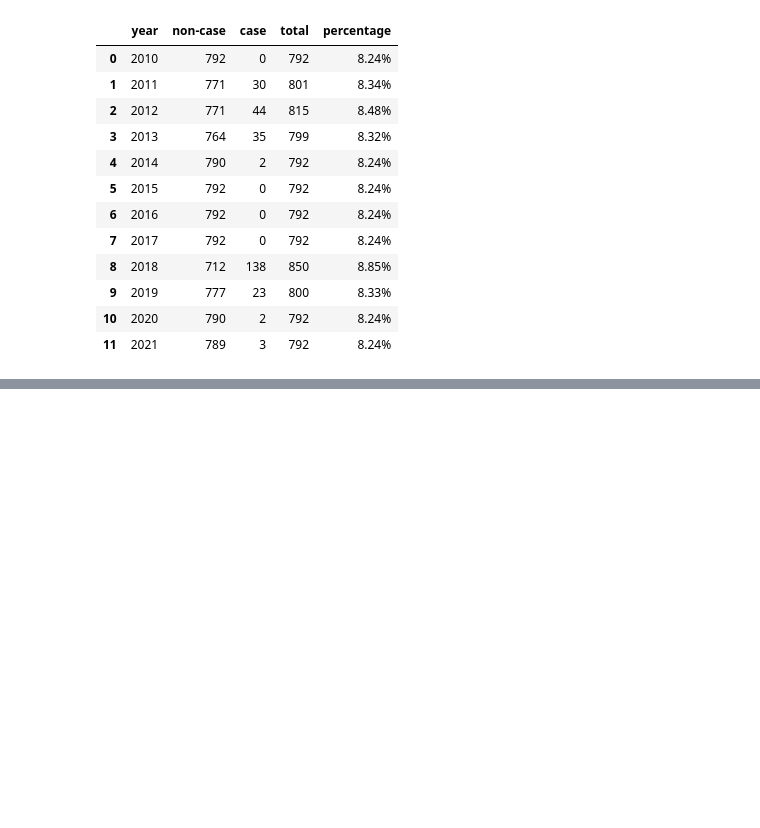
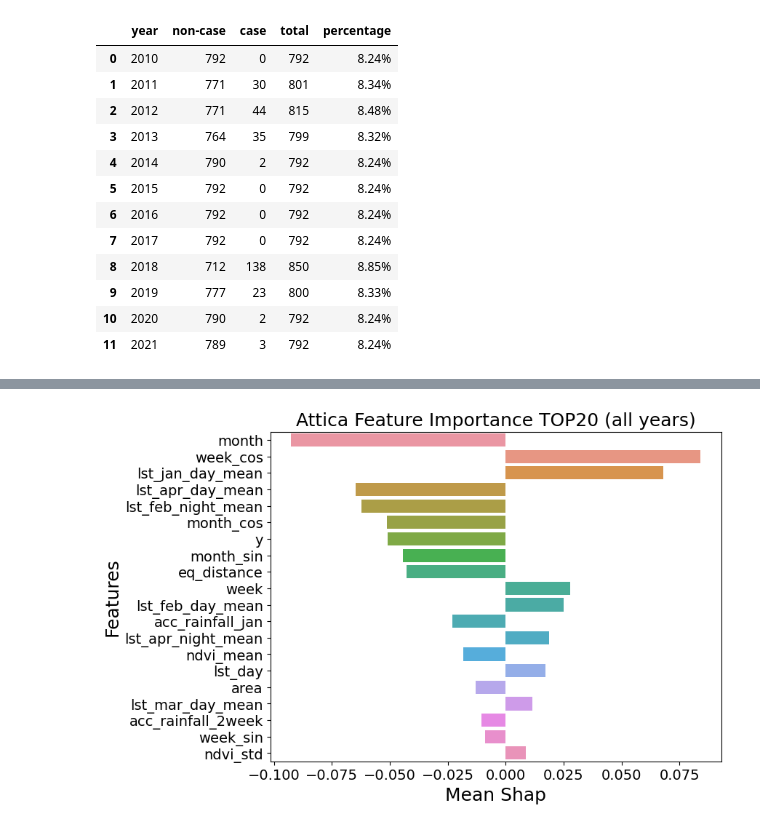
Before and after one commit to dsainidis/MBD-Prediction, a Jupyter notebook: Greece/GR_Attica_Feature_Importance_Shap.ipynb, the cells around one changed output, grey strips where cells are left out. Saved outputs shown, nothing was run; the diff lists cells and outputs as text; code cells hidden in the pictures; blank space fills up the shorter version.

```diff
--- a/Greece/GR_Attica_Feature_Importance_Shap.ipynb
+++ b/Greece/GR_Attica_Feature_Importance_Shap.ipynb
@@ -151,0 +154,4 @@ plot_feature_importance(mean_shap, ft_importance['Feature'], x_label = 'Mean Sha
+# %%
+plot_feature_importance(mean_shap, ft_importance['Feature'], x_label = 'Mean Shap', title = f'{NUTS2} Feature Importance TOP20 (all years)', title_size=18, top = 20, figure_size=(8,6))
+# %% [output]
+[figure, added]
```
Also changed, not shown: parts of 5 cells of this notebook, 11 other files.
